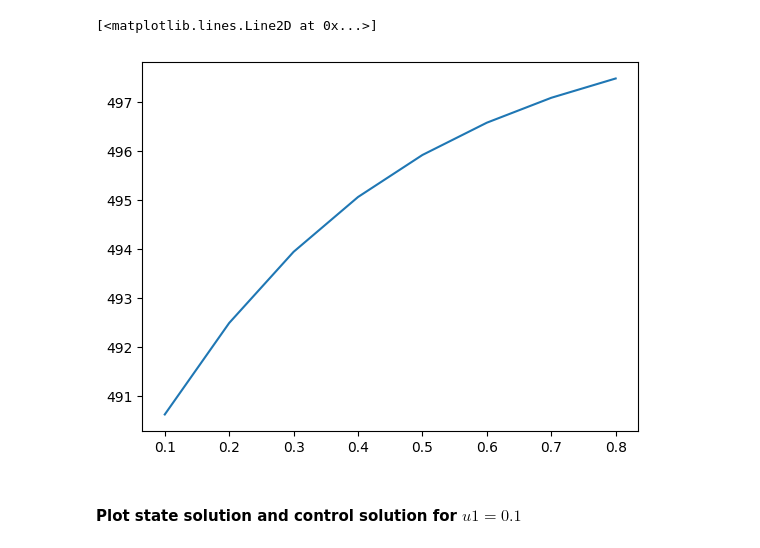
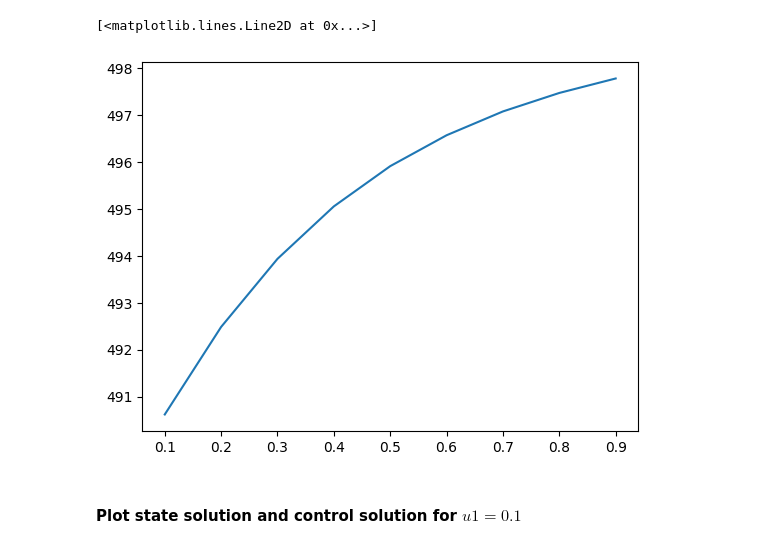
Before and after one commit to ACME-Vol4-Project1/save-axolotls-control, a Jupyter notebook: solve_bvp_control.ipynb, the cells around one changed output. Cells and saved outputs as stored; diff of their text form; code cells hidden in the pictures.

```diff
--- a/solve_bvp_control.ipynb
+++ b/solve_bvp_control.ipynb
@@ -18,31 +18,31 @@ INITIAL_X = [475, 25, 0]
 INITIAL_LAM = np.ones(3)
 # %%
 # want to plot u1 values against final surviving population
-u1_vals = np.arange(.1, .9, .1)
+u1_vals = np.arange(.1, 1, .1)
 surviving = []
 
 # initialize model and iterate through different u1 values
 for u_val in u1_vals:
     PARAMS["u1"] = u_val   # update param dictionary
     model = Model(seasonal=False, no_dead=True, const_u1=u_val)
 
     # use solve_bvp to solve the system
     bvp_solver = SolveBVP(
         const_params=PARAMS,
         f=model.sy_f, tf=88,
         initial_vals_x=INITIAL_X,
         initial_vals_lam=INITIAL_LAM,
         u1_const=u_val)
     sol = bvp_solver.solve()
 
     # store
     surviving.append(sol.y[0][-1] + sol.y[1][-1] + sol.y[2][-1])
 
 # plot u1 against surviving
 plt.plot(u1_vals, np.array(surviving))
 # %% [output]
 [<matplotlib.lines.Line2D at 0x...>]
-[figure, old version]
+[figure, new version]
 # %% [markdown]
 #### Plot state solution and control solution for $u1 = 0.1$
 # %%
```
Also changed, not shown: parts of 2 cells of this notebook, 1 other file.
